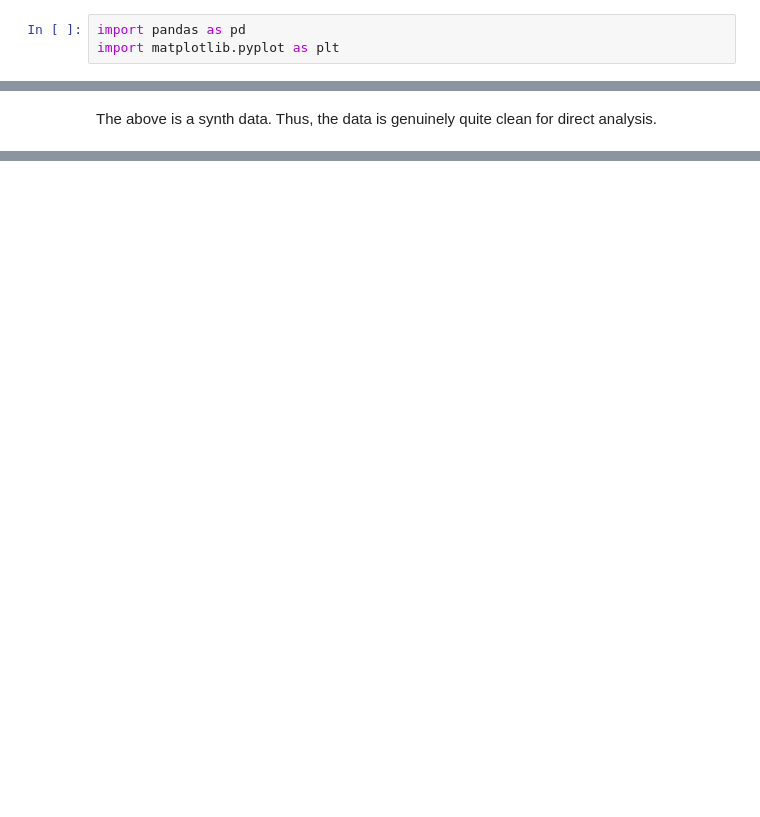
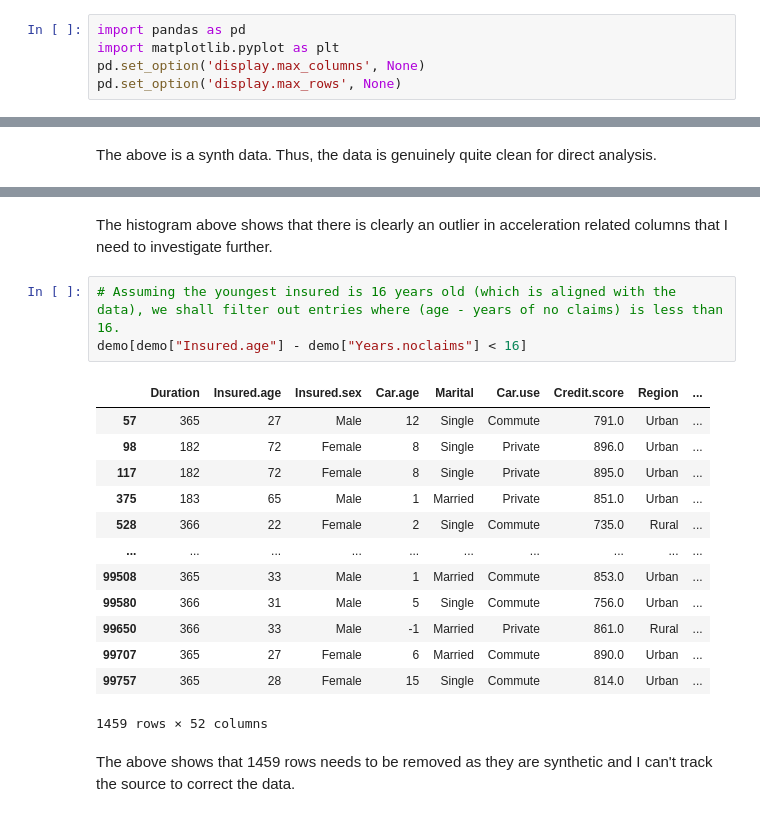
Before and after one commit to kjl1c20/telematics-insurance-ml, a Jupyter notebook: explore.ipynb, the cells around one changed output, grey strips where cells are left out. Drawn from its saved outputs; the diff is of its cells as text; blank space fills up the shorter version.

Commit message:
FEAT: Peform more EDA to identify outliers in data

```diff
--- a/explore.ipynb
+++ b/explore.ipynb
@@ -8,6 +8,8 @@
 # %%
 import pandas as pd
 import matplotlib.pyplot as plt
+pd.set_option('display.max_columns', None)
+pd.set_option('display.max_rows', None)
 # %%
 demo = pd.read_csv("telematics_syn-032021.csv")
 # %%
@@ -81,0 +89,21 @@ The above is a synth data. Thus, the data is genuinely quite clean for direct an
+# %% [markdown]
+The histogram above shows that there is clearly an outlier in acceleration related columns that I need to investigate further.
+# %%
+# Assuming the youngest insured is 16 years old (which is aligned with the data), we shall filter out entries where (age - years of no claims) is less than 16.
+demo[demo["Insured.age"] - demo["Years.noclaims"] < 16]
+# %% [output]
+|  | Duration | Insured.age | Insured.sex | Car.age | Marital | Car.use | Credit.score | Region | ... |
+| 57 | 365 | 27 | Male | 12 | Single | Commute | 791.0 | Urban | ... |
+| 98 | 182 | 72 | Female | 8 | Single | Private | 896.0 | Urban | ... |
+| 117 | 182 | 72 | Female | 8 | Single | Private | 895.0 | Urban | ... |
+| 375 | 183 | 65 | Male | 1 | Married | Private | 851.0 | Urban | ... |
+| 528 | 366 | 22 | Female | 2 | Single | Commute | 735.0 | Rural | ... |
+| ... | ... | ... | ... | ... | ... | ... | ... | ... | ... |
+| 99508 | 365 | 33 | Male | 1 | Married | Commute | 853.0 | Urban | ... |
+| 99580 | 366 | 31 | Male | 5 | Single | Commute | 756.0 | Urban | ... |
+| 99650 | 366 | 33 | Male | -1 | Married | Private | 861.0 | Rural | ... |
+| 99707 | 365 | 27 | Female | 6 | Married | Commute | 890.0 | Urban | ... |
+| 99757 | 365 | 28 | Female | 15 | Single | Commute | 814.0 | Urban | ... |
+1459 rows × 52 columns
+# %% [markdown]
+The above shows that 1459 rows needs to be removed as they are synthetic and I can't track the source to correct the data.
```
Also changed, not shown: parts of 5 cells of this notebook.
